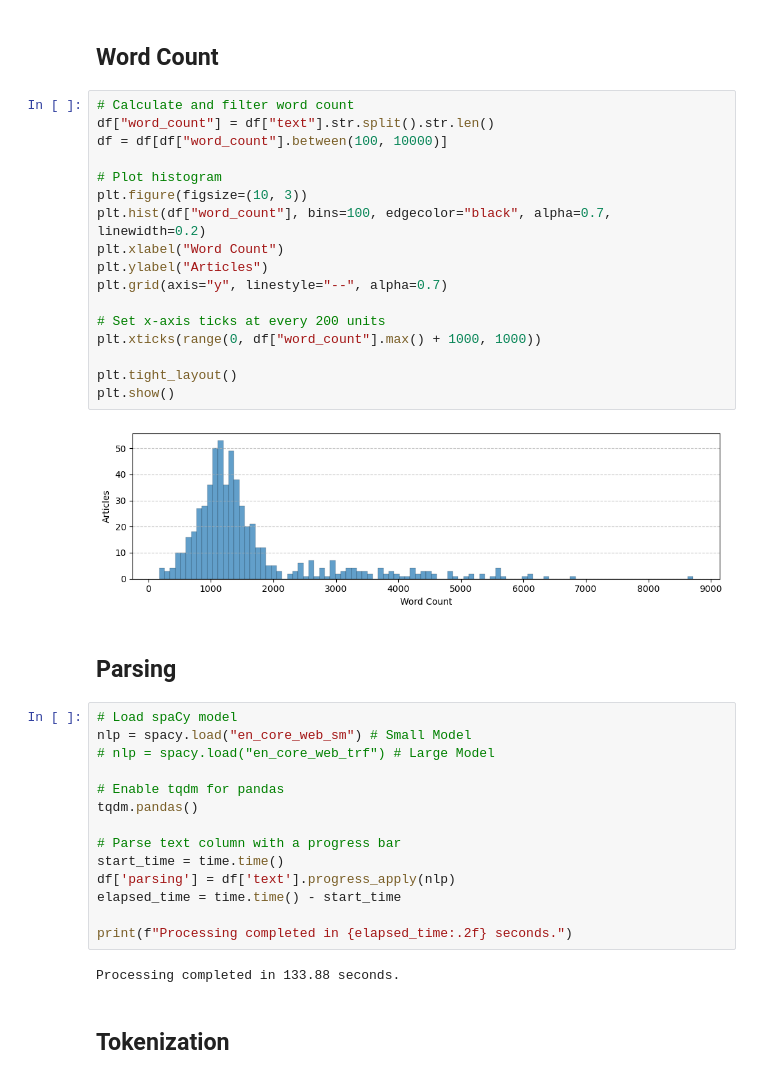
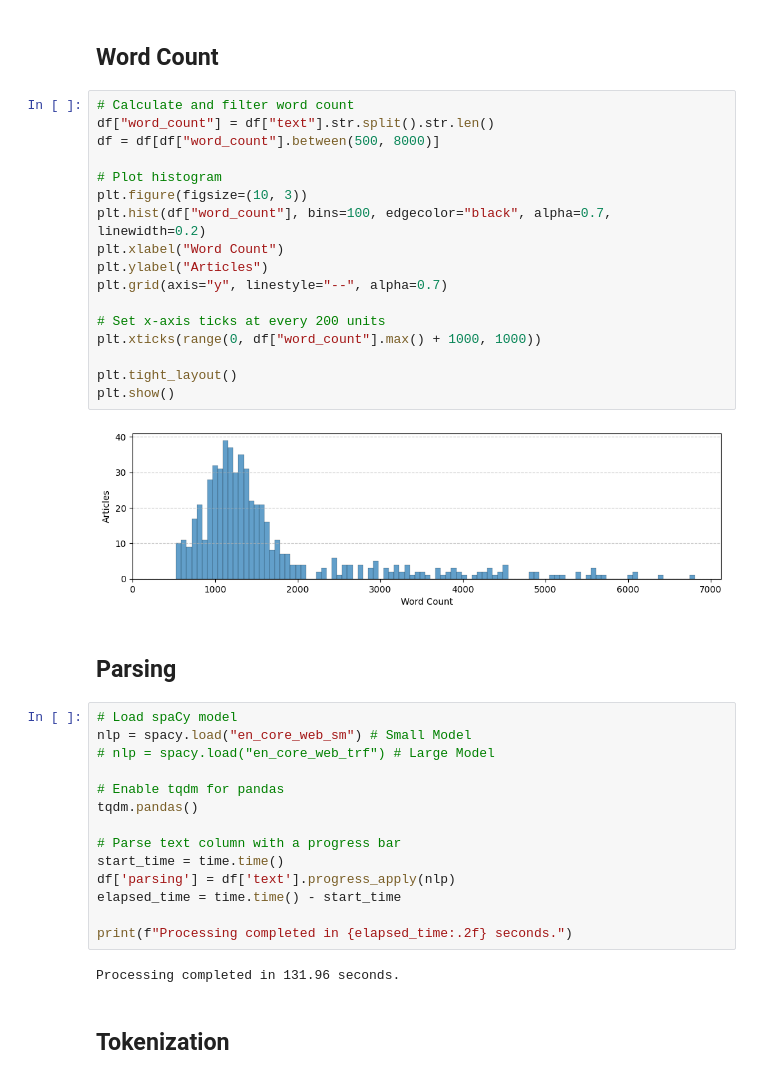
Before and after one commit to AlbaTaboada/Edgelands, a Jupyter notebook: Full_text_analysis(Alba).ipynb, the cells around one changed output. Cells and saved outputs as stored; diff of their text form.

```diff
--- a/Full_text_analysis(Alba).ipynb
+++ b/Full_text_analysis(Alba).ipynb
@@ -93,22 +95,22 @@ Records range from 2021 to 2024
 # %%
 # Calculate and filter word count
 df["word_count"] = df["text"].str.split().str.len()
-df = df[df["word_count"].between(100, 10000)]
+df = df[df["word_count"].between(500, 8000)]
 
 # Plot histogram
 plt.figure(figsize=(10, 3))
 plt.hist(df["word_count"], bins=100, edgecolor="black", alpha=0.7, linewidth=0.2)
 plt.xlabel("Word Count")
 plt.ylabel("Articles")
 plt.grid(axis="y", linestyle="--", alpha=0.7)
 
 # Set x-axis ticks at every 200 units
 plt.xticks(range(0, df["word_count"].max() + 1000, 1000))
 
 plt.tight_layout()
 plt.show()
 # %% [output]
-[figure, old version]
+[figure, new version]
 # %% [markdown]
 ## Parsing
 # %%
@@ -126,7 +128,7 @@ elapsed_time = time.time() - start_time
 
 print(f"Processing completed in {elapsed_time:.2f} seconds.")
 # %% [output]
-Processing completed in 133.88 seconds.
+Processing completed in 131.96 seconds.
 # %% [markdown]
 ## Tokenization
 # %%
```
Also changed, not shown: parts of 12 cells of this notebook, 3 other files.
